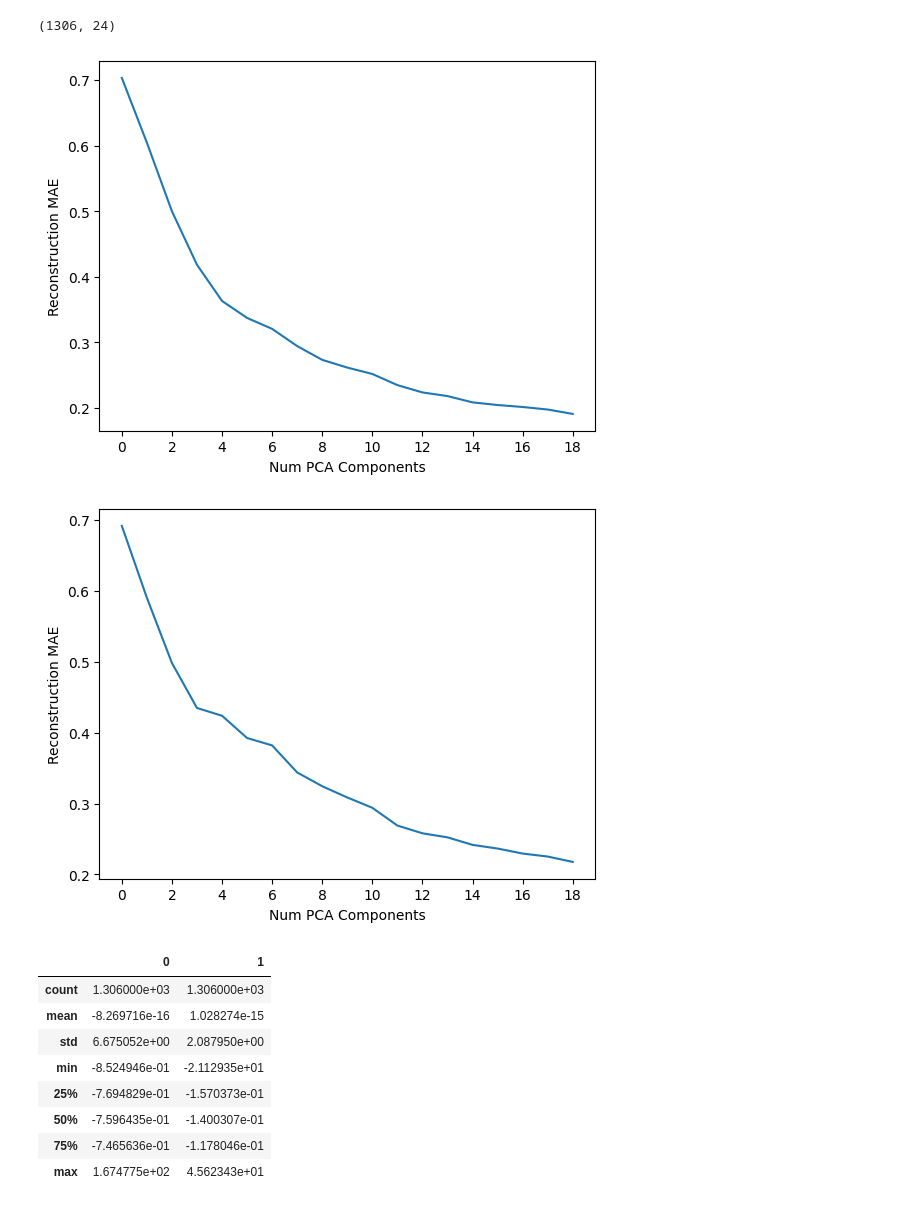
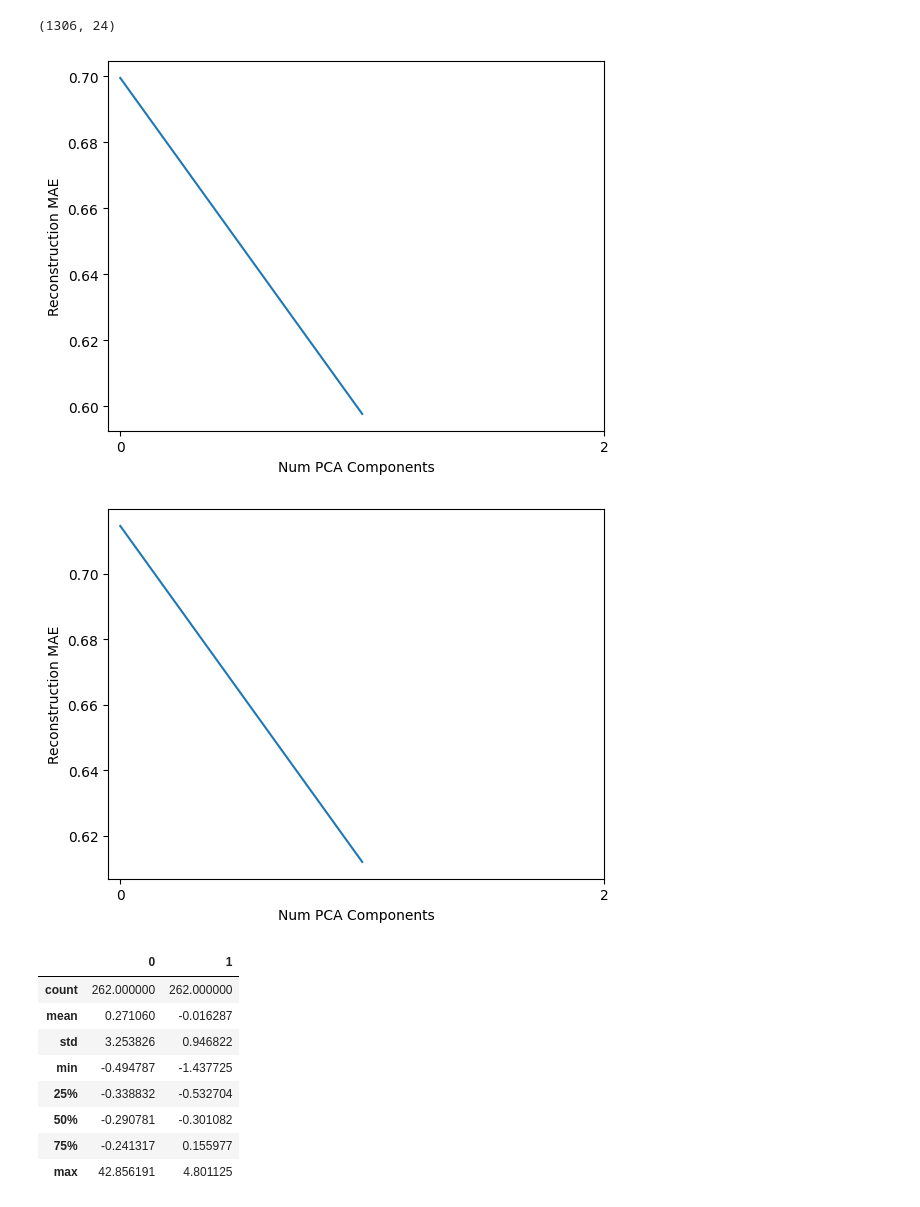
Before and after one commit to Demosthen/ActiveRL, a Jupyter notebook: epw_scraper/process_epws.ipynb, the cells around one changed output. Cells and saved outputs as stored; diff of their text form; code cells hidden in the pictures.

```diff
--- a/epw_scraper/process_epws.ipynb
+++ b/epw_scraper/process_epws.ipynb
@@ -169,7 +169,7 @@ OU_df.shape
 from sklearn.decomposition import IncrementalPCA, KernelPCA, PCA
 errs = []
 errs_train = []
-N = 20
+N = 3
 for n in range(1, N):
     #pca = IncrementalPCA(len(variables), batch_size=500)
     pca = KernelPCA(n, kernel="poly", degree=3, fit_inverse_transform=True, alpha=1)
@@ -191,7 +191,7 @@ plt.ylabel("Reconstruction MAE")
 plt.xticks(range(0, N, 2))
 plt.show()
 # %% [output]
-[figure, old version]
+[figure, new version]
 # %%
 plt.plot(errs)
 plt.xlabel("Num PCA Components")
@@ -199,21 +199,22 @@ plt.ylabel("Reconstruction MAE")
 plt.xticks(range(0, N, 2))
 plt.show()
 # %% [output]
-[figure, old version]
+[figure, new version]
 # %%
+all_transformed = pd.DataFrame(pca.transform(OU_df))
 transformed = pd.DataFrame(pca.transform(OU_df_test))
 np.mean((transformed - OU_df_test) ** 2)
 transformed.describe()
 # %% [output]
 |  | 0 | 1 |
-| count | 1.306000e+03 | 1.306000e+03 |
-| mean | -8.269716e-16 | 1.028274e-15 |
-| std | 6.675052e+00 | 2.087950e+00 |
-| min | -8.524946e-01 | -2.112935e+01 |
-| 25% | -7.694829e-01 | -1.570373e-01 |
-| 50% | -7.596435e-01 | -1.400307e-01 |
-| 75% | -7.465636e-01 | -1.178046e-01 |
-| max | 1.674775e+02 | 4.562343e+01 |
+| count | 262.000000 | 262.000000 |
+| mean | 0.271060 | -0.016287 |
+| std | 3.253826 | 0.946822 |
+| min | -0.494787 | -1.437725 |
+| 25% | -0.338832 | -0.532704 |
+| 50% | -0.290781 | -0.301082 |
+| 75% | -0.241317 | 0.155977 |
+| max | 42.856191 | 4.801125 |
 # %%
 plt.scatter(transformed.iloc[:, 0], transformed.iloc[:, 1])
 # %% [output]
```
Also changed, not shown: parts of 15 cells of this notebook, 5 other files.
